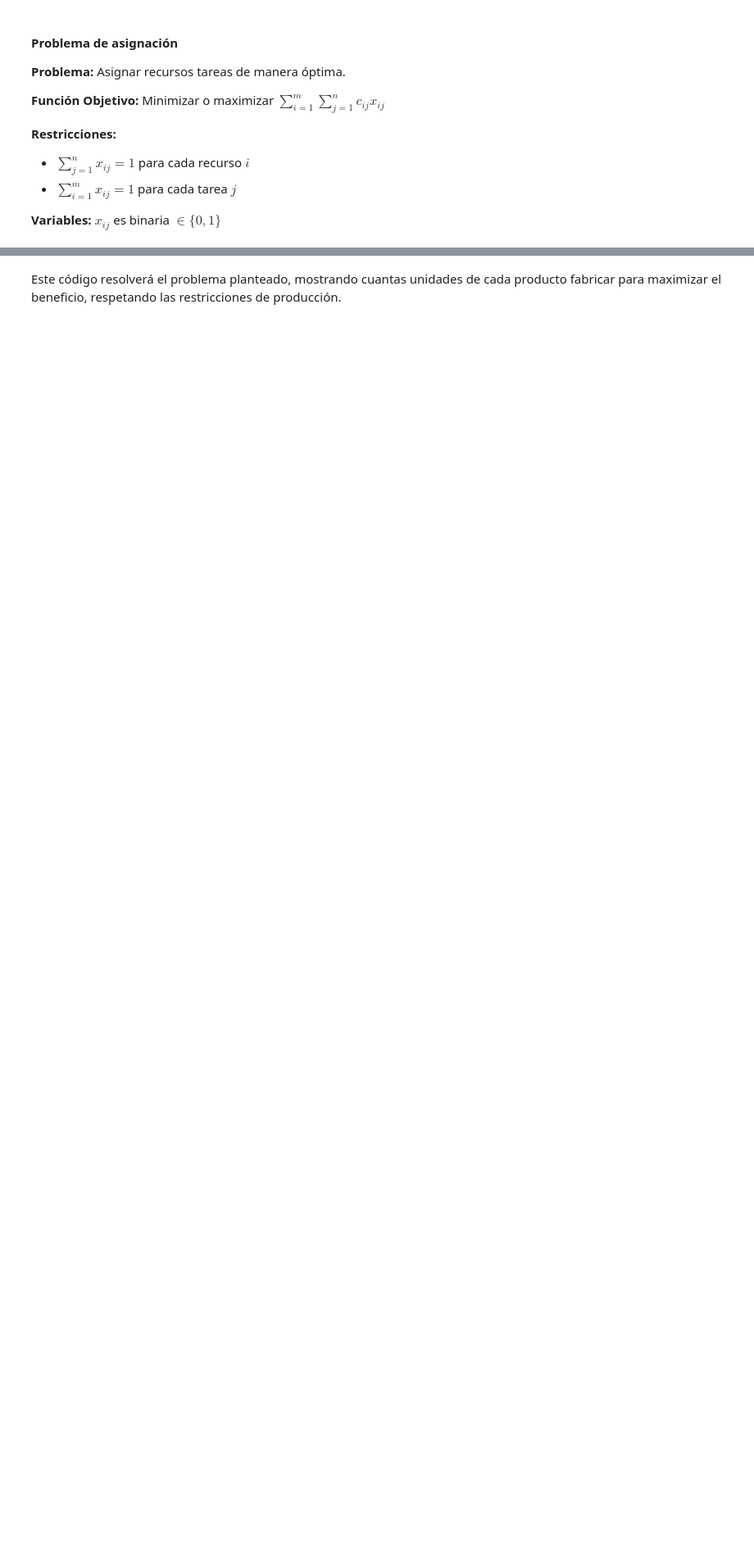
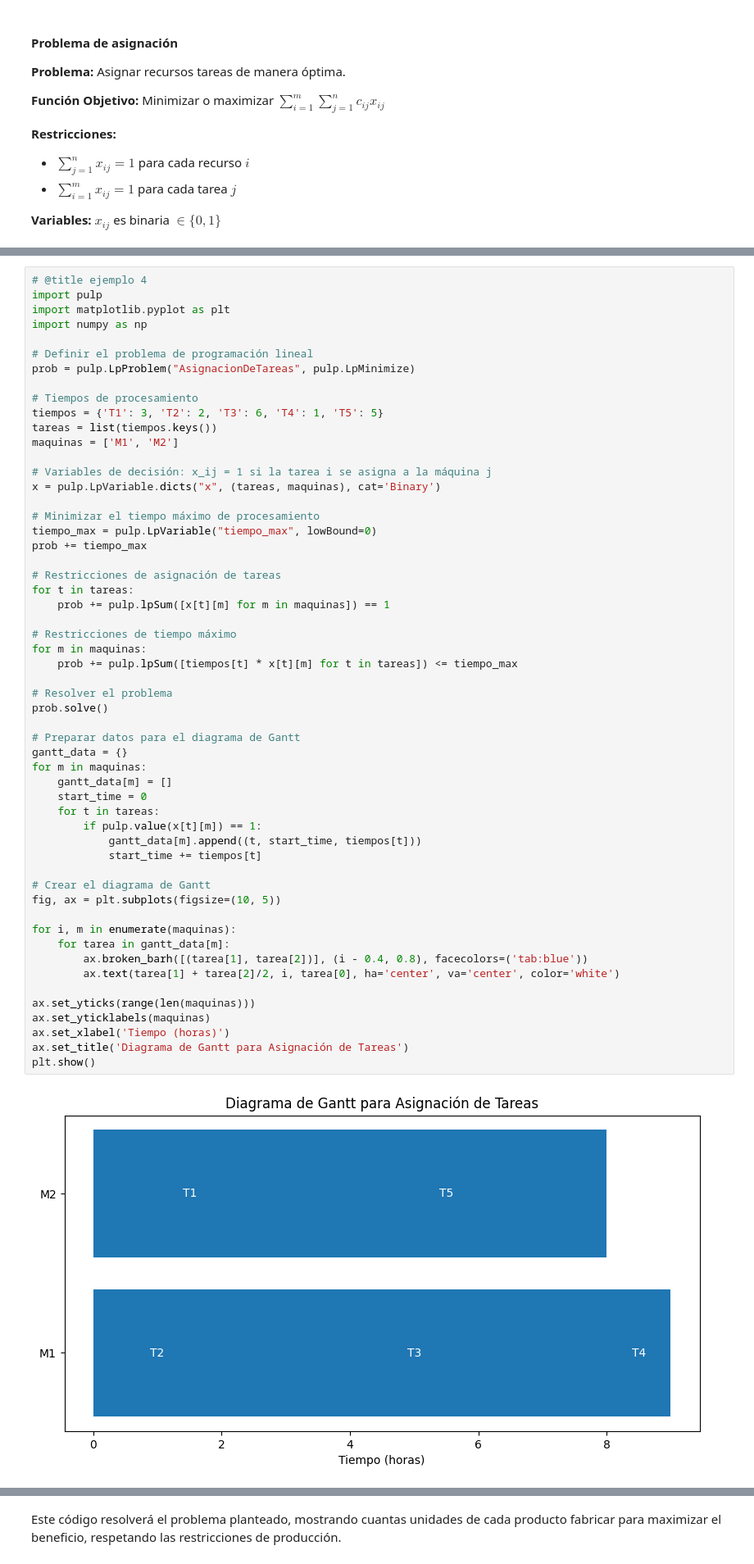
Before and after one commit to DanAndCastRod/python_DataScience, a Jupyter notebook: session14_Investigación_de_Operaciones.ipynb, the cells around one changed output, grey strips where cells are left out. Shown at 82% size. Cells and saved outputs as stored; diff of their text form; blank space fills up the shorter version.

```diff
--- a/session14_Investigación_de_Operaciones.ipynb
+++ b/session14_Investigación_de_Operaciones.ipynb
@@ -559,3 +629,60 @@ Costo mínimo total: 160.0
+# %%
+# @title ejemplo 4
+import pulp
+import matplotlib.pyplot as plt
+import numpy as np
+
+# Definir el problema de programación lineal
+prob = pulp.LpProblem("AsignacionDeTareas", pulp.LpMinimize)
+
+# Tiempos de procesamiento
+tiempos = {'T1': 3, 'T2': 2, 'T3': 6, 'T4': 1, 'T5': 5}
+tareas = list(tiempos.keys())
+maquinas = ['M1', 'M2']
+
+# Variables de decisión: x_ij = 1 si la tarea i se asigna a la máquina j
+x = pulp.LpVariable.dicts("x", (tareas, maquinas), cat='Binary')
+
+# Minimizar el tiempo máximo de procesamiento
+tiempo_max = pulp.LpVariable("tiempo_max", lowBound=0)
+prob += tiempo_max
+
+# Restricciones de asignación de tareas
+for t in tareas:
+    prob += pulp.lpSum([x[t][m] for m in maquinas]) == 1
+
+# Restricciones de tiempo máximo
+for m in maquinas:
+    prob += pulp.lpSum([tiempos[t] * x[t][m] for t in tareas]) <= tiempo_max
+
+# Resolver el problema
+prob.solve()
+
+# Preparar datos para el diagrama de Gantt
+gantt_data = {}
+for m in maquinas:
+    gantt_data[m] = []
+    start_time = 0
+    for t in tareas:
+        if pulp.value(x[t][m]) == 1:
+            gantt_data[m].append((t, start_time, tiempos[t]))
+            start_time += tiempos[t]
+
+# Crear el diagrama de Gantt
+fig, ax = plt.subplots(figsize=(10, 5))
+
+for i, m in enumerate(maquinas):
+    for tarea in gantt_data[m]:
+        ax.broken_barh([(tarea[1], tarea[2])], (i - 0.4, 0.8), facecolors=('tab:blue'))
+        ax.text(tarea[1] + tarea[2]/2, i, tarea[0], ha='center', va='center', color='white')
+
+ax.set_yticks(range(len(maquinas)))
+ax.set_yticklabels(maquinas)
+ax.set_xlabel('Tiempo (horas)')
+ax.set_title('Diagrama de Gantt para Asignación de Tareas')
+plt.show()
+# %% [output]
+[figure, added]
 # %% [markdown]
 #### Problemas de Ruteo de Vehículos (VRP)
 
```
Also changed, not shown: parts of 30 cells of this notebook, 1 other file.
